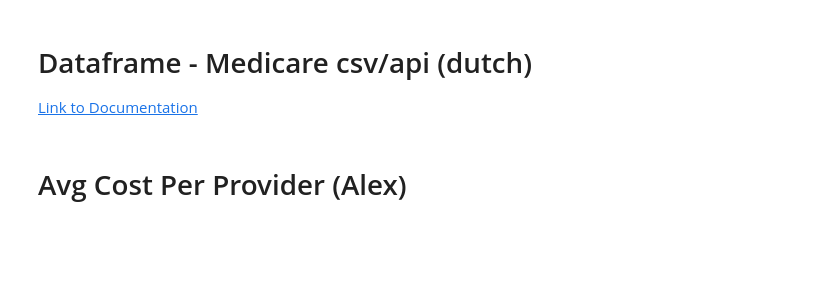
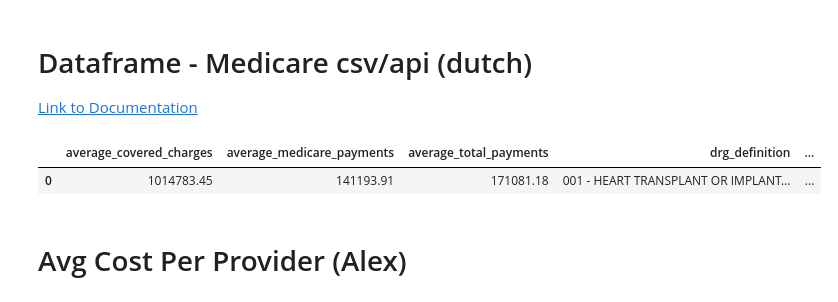
Before and after one commit to jwarlop/BC_Proj001, a Jupyter notebook: main.ipynb, the cells around one changed output. Cells and saved outputs as stored; diff of their text form; code cells hidden in the pictures; blank space fills up the shorter version.

```diff
--- a/main.ipynb
+++ b/main.ipynb
@@ -76,6 +93,10 @@ main_df.to_csv("main data cleaned.csv", encoding = "utf-8-sig", index = False)
 # %%
 # Import data from csv
 main_df = pd.read_csv("main data cleaned.csv")
+main_df.head(1)
+# %% [output]
+|  | average_covered_charges | average_medicare_payments | average_total_payments | drg_definition | ... |
+| 0 | 1014783.45 | 141193.91 | 171081.18 | 001 - HEART TRANSPLANT OR IMPLANT... | ... |
 # %% [markdown]
 # Avg Cost Per Provider (Alex)
 # %%
```
Also changed, not shown: parts of 10 cells of this notebook.
